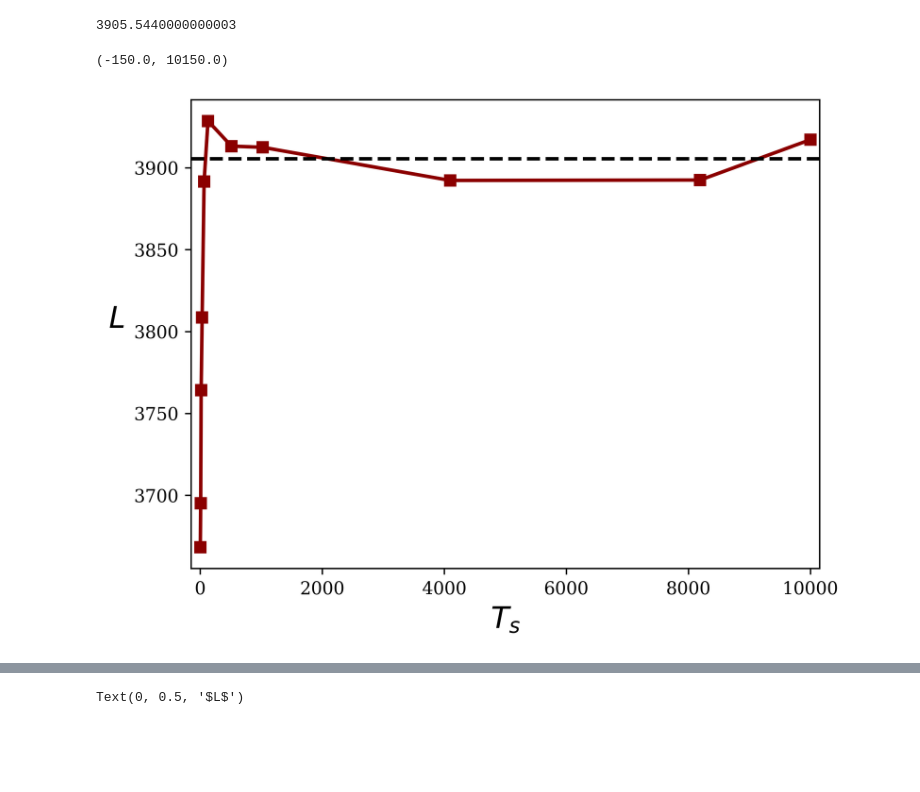
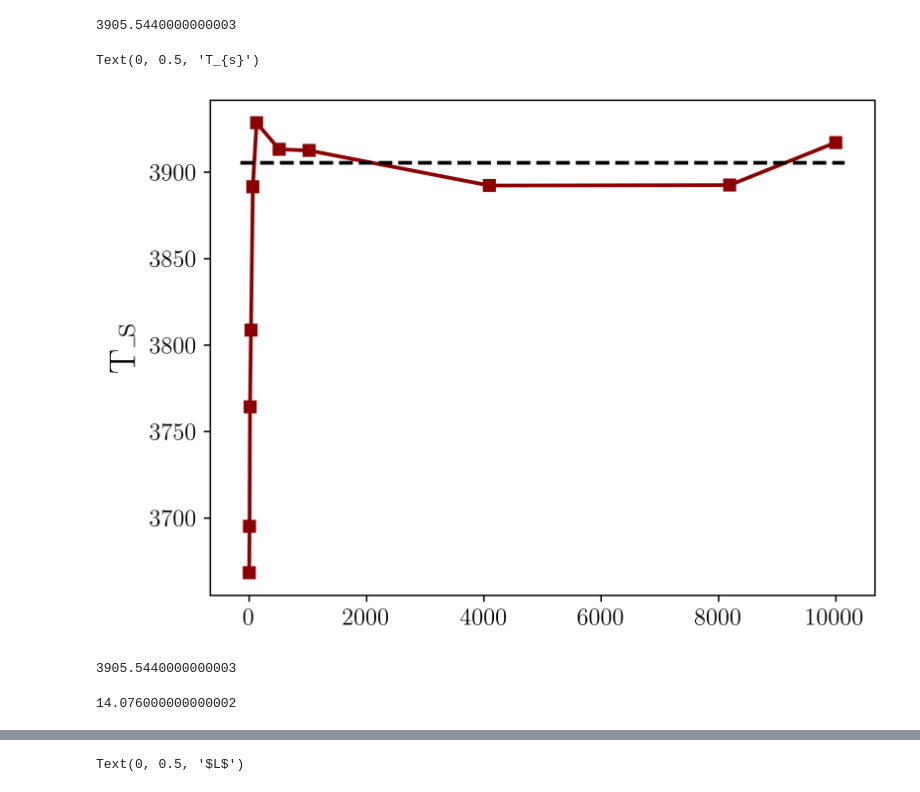
Before and after one commit to michaelsouza/dla-collagen, a Jupyter notebook: codigo_finalizado/fibril_properties.ipynb, the cells around one changed output, grey strips where cells are left out. Saved outputs shown, nothing was run; the diff lists cells and outputs as text; code cells hidden in the pictures; blank space fills up the shorter version.

```diff
--- a/codigo_finalizado/fibril_properties.ipynb
+++ b/codigo_finalizado/fibril_properties.ipynb
@@ -190,3 +125,40 @@ for ts in sorted(DF.keys()):
+# %%
+# Caminho para a pasta que contém os arquivos, ajuste para sua necessidade
+caminho_pasta = '/home/robert/Datas/Collagen_fibril_zurik_ext/*.dat'
+
+# Listar todos os arquivos .dat na pasta especificada
+arquivos = glob.glob(caminho_pasta)
+
+# Expressão regular para encontrar o valor de 'ts'
+regex_ts = re.compile(r'ts_(\d+)')
+
+DF = {}
+
+# Processar cada arquivo
+for file_path in tqdm(arquivos):
+    # Usar a expressão regular para encontrar o valor de 'ts'
+    match_ts = regex_ts.search(file_path)
+    if match_ts:
+        ts = int(match_ts.group(1))  # Converte o valor capturado para inteiroão estiver nas chaves, pule para o próximo arquivo
+
+        # Ler o arquivo e processar o DataFrame
+        df = pd.read_csv(file_path, sep=' ')
+        df.columns = ['i', 'uid', 'x', 'y', 'z']
+
+        if ts in DF.keys():
+            DF[ts].append(df)
+        else:
+            DF[ts] = [df]
+
+length = {}
+for ts in sorted(DF.keys()):
+    for df in DF[ts]:
+        l = df['y'].max() - df['y'].min()
+
+        if ts in length.keys():
+            length[ts].append(l)
+        else:
+            length[ts] = [l]
 # %%
 length
 # %% [output]
@@ -254,13 +226,18 @@ np.mean(ml[6:11])
 x1 = np.linspace(-150, 10150,len(x))
 y1 = np.ones(len(x1))*np.mean(ml[6:11])
 # %%
-plt.figure
 plt.figure(dpi = 600)
 plt.plot(x,y,'s-', color = 'darkred')
 plt.plot(x1,y1,'--k')
-plt.xlabel(r'$T_{s}$')
-plt.ylabel(r'$L$', rotation = 0,labelpad=10)
-plt.xlim(-150,10150)
+plt.ylabel(r'T_{s}')
 # %% [output]
-(-150.0, 10150.0)
+Text(0, 0.5, 'T_{s}')
-[figure, old version]
+[figure, new version]
+# %%
+y1[0]
+# %% [output]
+3905.5440000000003
+# %%
+(14.07+14.14+14.06+14.16+13.95)/5
+# %% [output]
+14.076000000000002
```
Also changed, not shown: parts of 14 cells of this notebook, 16 other files.
